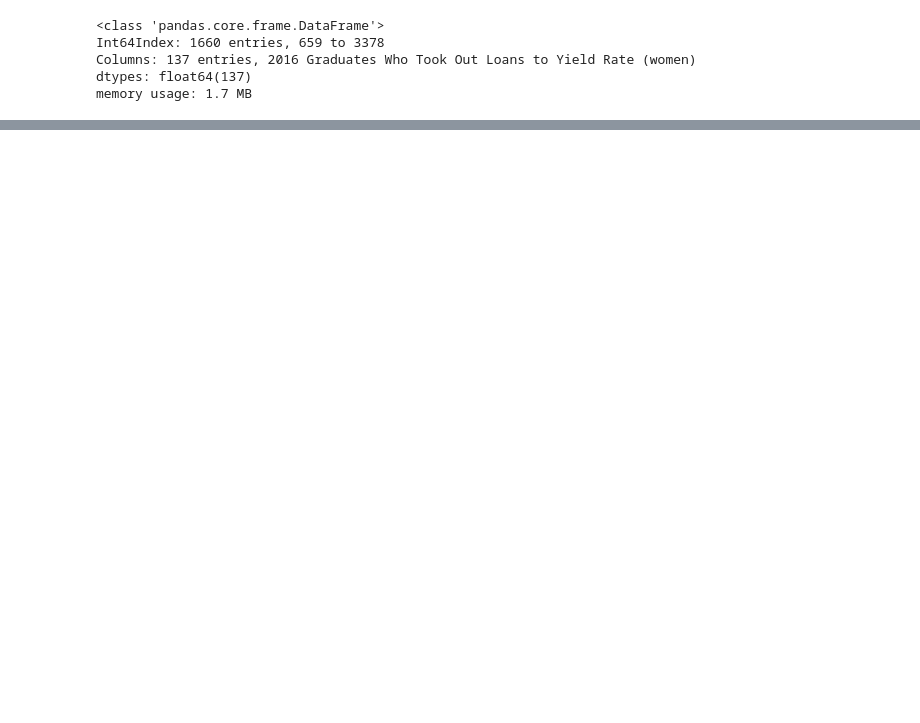
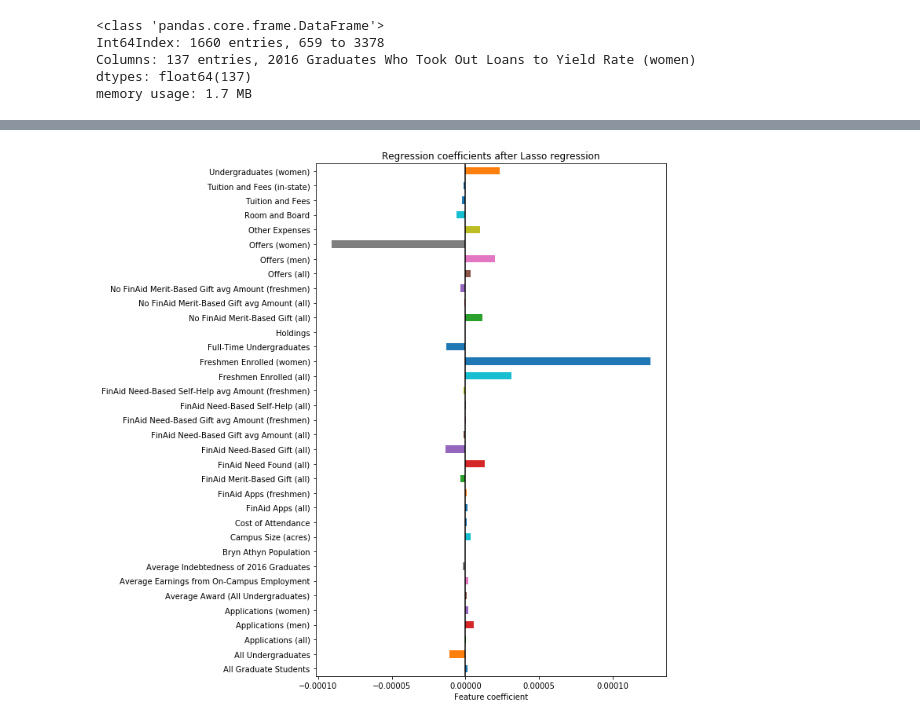
Before and after one commit to vertuli/college-yield-gap, a Jupyter notebook: Test.ipynb, the cells around one changed output, grey strips where cells are left out. Cells and saved outputs as stored; diff of their text form; code cells hidden in the pictures; blank space fills up the shorter version.

```diff
--- a/Test.ipynb
+++ b/Test.ipynb
@@ -67,0 +75,13 @@ df = df.join(ranks)
+# %%
+lassoreg = Lasso()
+lassoreg.fit(X, y)
+coef = pd.Series(lassoreg.coef_, index = X.columns)
+coef = coef[coef != 0]  # Drop zero-valued coefs
+plt.figure(figsize=(8,12))
+coef.plot(kind = 'barh')
+plt.axvline(0, color = 'black')
+plt.title('Regression coefficients after Lasso regression')
+plt.xlabel('Feature coefficient')
+plt.show()
+# %% [output]
+[figure, added]
```
Also changed, not shown: parts of 17 cells of this notebook.
